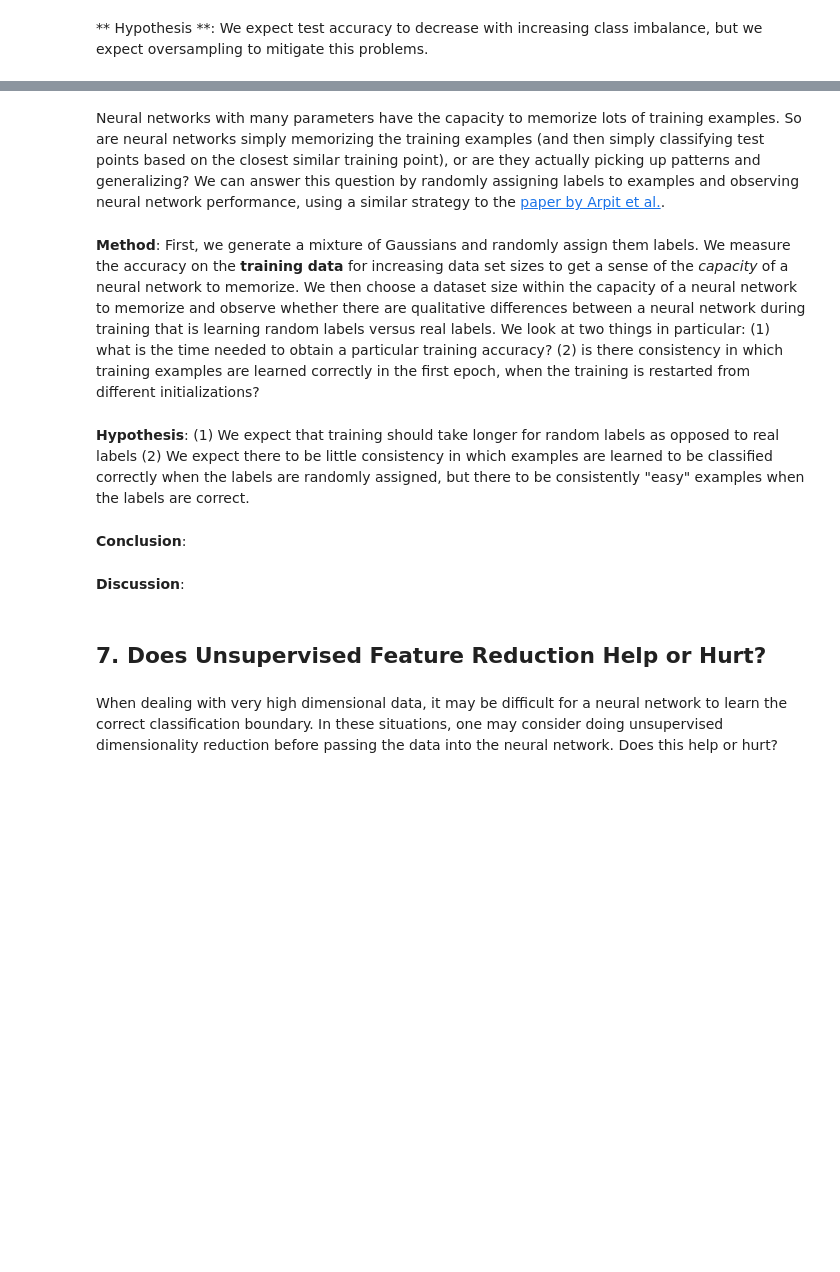
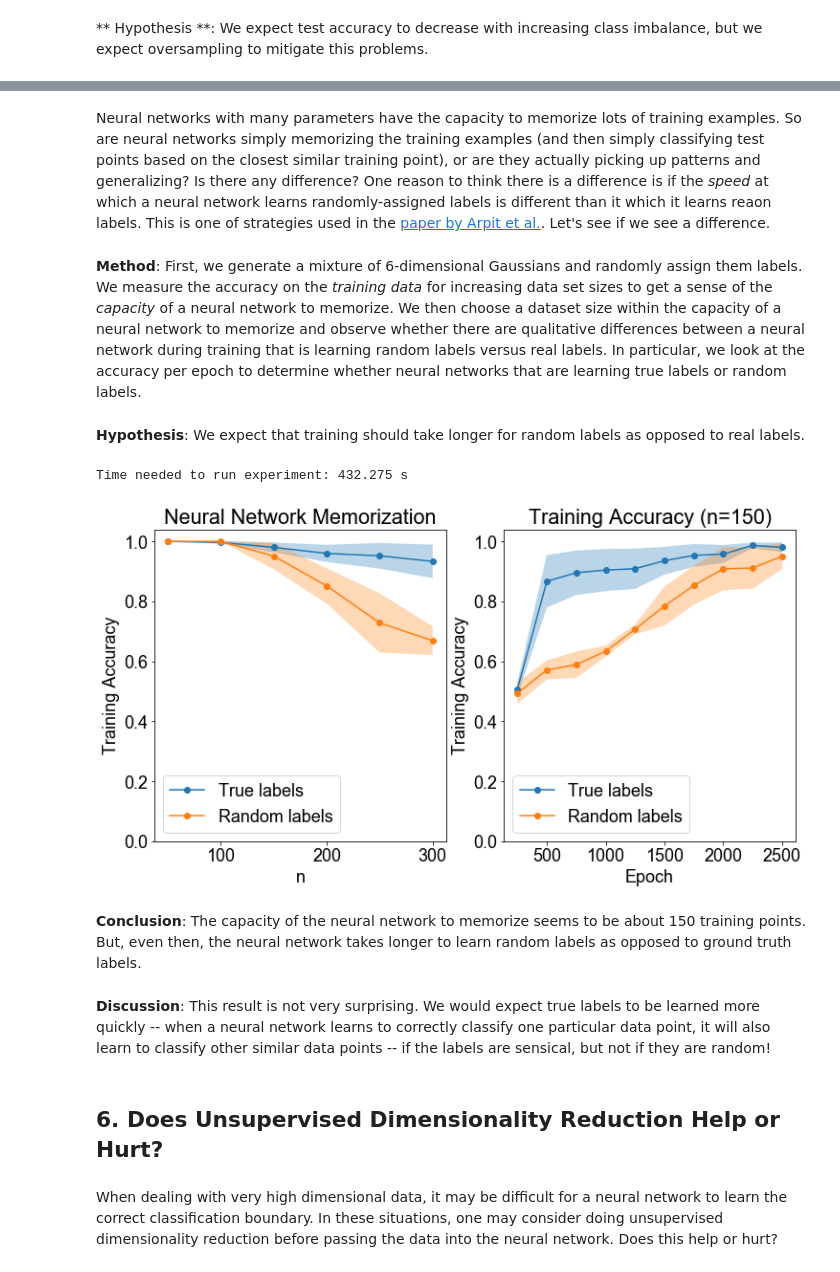
Before and after one commit to abidlabs/AtomsOfDeepLearning, a Jupyter notebook: Atomic Experiments in Deep Learning.ipynb, the cells around one changed output, grey strips where cells are left out. Saved outputs shown, nothing was run; the diff lists cells and outputs as text; code cells hidden in the pictures; blank space fills up the shorter version.

```diff
--- a/Atomic Experiments in Deep Learning.ipynb
+++ b/Atomic Experiments in Deep Learning.ipynb
@@ -222,15 +258,52 @@ When the number of data points for a given task are limited, neural networks can
 # %% [markdown]
-Neural networks with many parameters have the capacity to memorize lots of training examples. So are neural networks simply memorizing the training examples (and then simply classifying test points based on the closest similar training point), or are they actually picking up patterns and generalizing? We can answer this question by randomly assigning labels to examples and observing neural network performance, using a similar strategy to the [paper by Arpit et al.](https://arxiv.org/pdf/1706.05394.pdf).
+Neural networks with many parameters have the capacity to memorize lots of training examples. So are neural networks simply memorizing the training examples (and then simply classifying test points based on the closest similar training point), or are they actually picking up patterns and generalizing? Is there any difference? One reason to think there is a difference is if the _speed_ at which a neural network learns randomly-assigned labels is different than it which it learns reaon labels. This is one of strategies used in the [paper by Arpit et al.](https://arxiv.org/pdf/1706.05394.pdf). Let's see if we see a difference.
 # %% [markdown]
-**Method**: First, we generate a mixture of Gaussians and randomly assign them labels. We measure the accuracy on the **training data** for increasing data set sizes to get a sense of the _capacity_ of a neural network to memorize. We then choose a dataset size within the capacity of a neural network to memorize and observe whether there are qualitative differences between a neural network during training that is learning random labels versus real labels. We look at two things in particular: (1) what is the time needed to obtain a particular training accuracy? (2) is there consistency in which training examples are learned correctly in the first epoch, when the training is restarted from different initializations?
+**Method**: First, we generate a mixture of 6-dimensional Gaussians and randomly assign them labels. We measure the accuracy on the *training data* for increasing data set sizes to get a sense of the _capacity_ of a neural network to memorize. We then choose a dataset size within the capacity of a neural network to memorize and observe whether there are qualitative differences between a neural network during training that is learning random labels versus real labels. In particular, we look at the accuracy per epoch to determine whether neural networks that are learning true labels or random labels.
 # %% [markdown]
-**Hypothesis**: (1) We expect that training should take longer for random labels as opposed to real labels (2) We expect there to be little consistency in which examples are learned to be classified correctly when the labels are randomly assigned, but there to be consistently "easy" examples when the labels are correct.
+**Hypothesis**: We expect that training should take longer for random labels as opposed to real labels.
-# %% [markdown]
-**Conclusion**:
-# %% [markdown]
-**Discussion**:
+# %%
+ns = [50, 100, 150, 200, 250, 300]
+experiment = Experiment5()
+experiment.initialize()
+
+plt.rc("font",family="sans-serif",size=18)
+fig, (ax1, ax2) = plt.subplots(1, 2, figsize=[12,6])
+
+accuracies = experiment.run(ns=ns,hidden_layer_sizes=[200,200,200], return_accuracy_per_epoch=True)
+ax1.plot(ns, np.mean(accuracies[-1],axis=1), '-o')
+ax1.fill_between(ns, np.mean(accuracies[-1],axis=1)-np.std(accuracies[-1],axis=1),np.mean(accuracies[-1],axis=1)+np.std(accuracies[-1],axis=1), alpha=0.3)
+ax1.set_ylim([0,1.04])
+
+steps = np.linspace(250,2500,10)
+ax2.plot(steps, np.mean(accuracies[:,2,:],axis=1), '-o')
+ax2.fill_between(steps, np.mean(accuracies[:,2,:],axis=1)-np.std(accuracies[:,2,:],axis=1),np.mean(accuracies[:,2,:],axis=1)+np.std(accuracies[:,2,:],axis=1), alpha=0.3)
+ax2.set_ylim([0,1.04])
+
+accuracies = experiment.run(ns=ns,hidden_layer_sizes=[200,200,200], randomize=True, return_accuracy_per_epoch=True)
+ax1.plot(ns, np.mean(accuracies[-1],axis=1), '-o')
+ax1.fill_between(ns, np.mean(accuracies[-1],axis=1)-np.std(accuracies[-1],axis=1),np.mean(accuracies[-1],axis=1)+np.std(accuracies[-1],axis=1), alpha=0.3)
+ax1.legend(['True labels', 'Random labels'])
+ax1.set_xlabel('n')
+ax1.set_ylabel('Training Accuracy')
+ax1.set_title('Neural Network Memorization')
+
+ax2.plot(steps, np.mean(accuracies[:,2,:],axis=1), '-o')
+ax2.fill_between(steps, np.mean(accuracies[:,2,:],axis=1)-np.std(accuracies[:,2,:],axis=1),np.mean(accuracies[:,2,:],axis=1)+np.std(accuracies[:,2,:],axis=1), alpha=0.3)
+ax2.legend(['True labels', 'Random labels'])
+ax2.set_xlabel('Epoch')
+ax2.set_ylabel('Training Accuracy')
+ax2.set_title('Training Accuracy (n=150)')
+
+experiment.conclude()
+# %% [output]
+Time needed to run experiment: 432.275 s
+[figure, added]
+# %% [markdown]
+**Conclusion**: The capacity of the neural network to memorize seems to be about 150 training points. But, even then, the neural network takes longer to learn random labels as opposed to ground truth labels.
+# %% [markdown]
+**Discussion**: This result is not very surprising. We would expect true labels to be learned more quickly -- when a neural network learns to correctly classify one particular data point, it will also learn to classify other similar data points -- if the labels are sensical, but not if they are random!
 # %% [markdown]
-## 7. Does Unsupervised Feature Reduction Help or Hurt?
+## 6. Does Unsupervised Dimensionality Reduction Help or Hurt?
 # %% [markdown]
 When dealing with very high dimensional data, it may be difficult for a neural network to learn the correct classification boundary. In these situations, one may consider doing unsupervised dimensionality reduction before passing the data into the neural network. Does this help or hurt?
 # %% [markdown]
```
Also changed, not shown: parts of 72 cells of this notebook, 1 other file.
